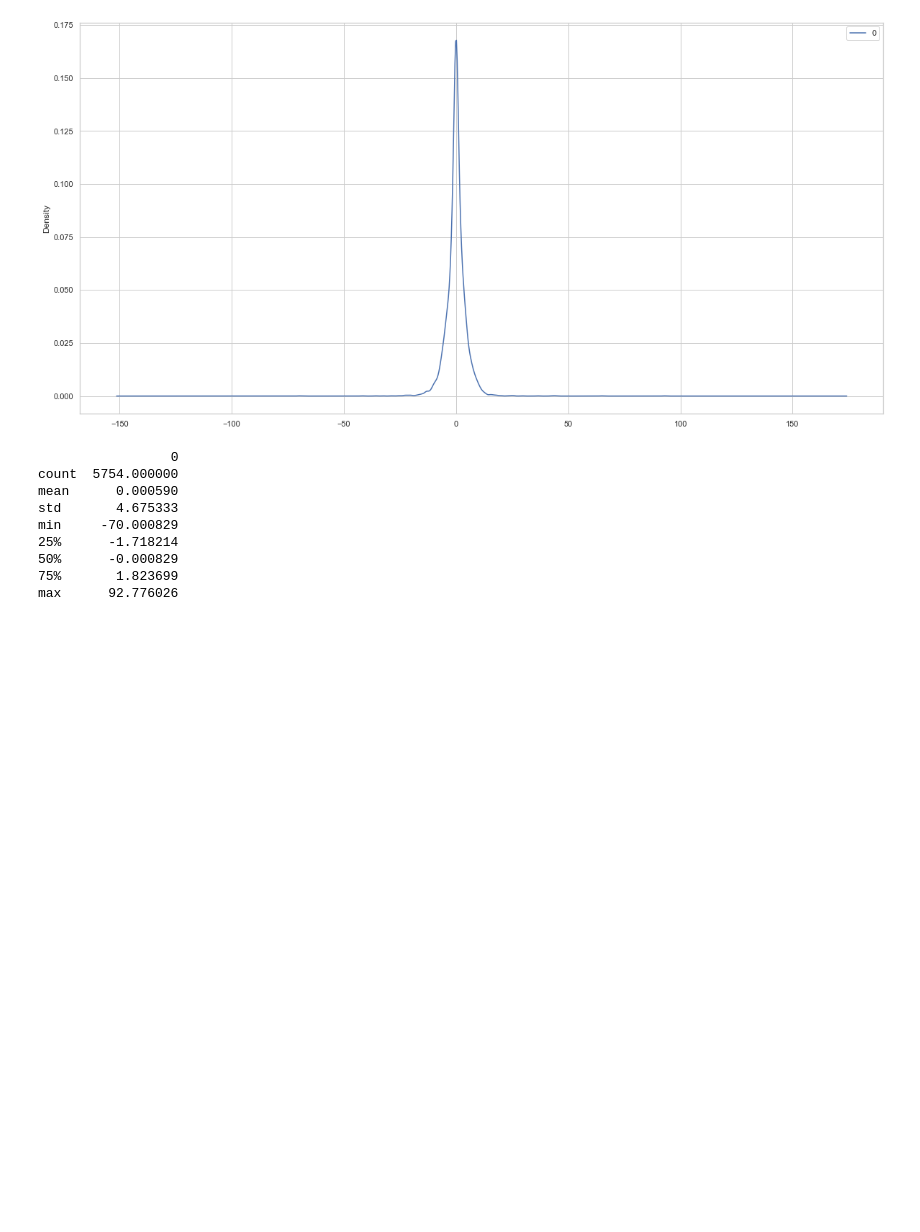
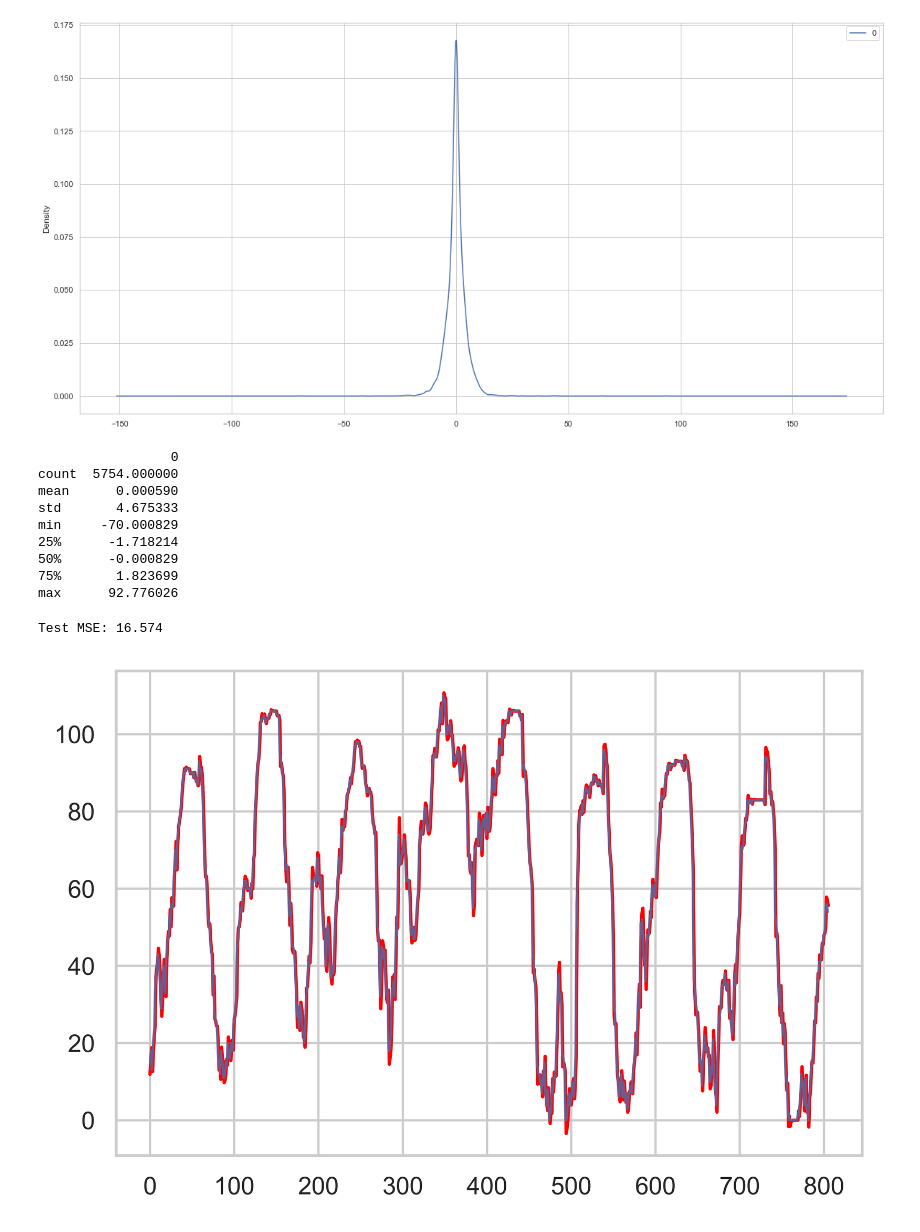
Before and after one commit to NordAxon/scl-hbg-city-parking, a Jupyter notebook: parking_arima.ipynb, the cells around one changed output. Drawn from its saved outputs; the diff is of its cells as text; code cells hidden in the pictures; blank space fills up the shorter version.

```diff
--- a/parking_arima.ipynb
+++ b/parking_arima.ipynb
@@ -191,17 +206,37 @@ min     -70.000829
 max      92.776026
 # %%
 X = plotdata.antal_lediga_platser
-size = int(len(X) *0.66)
+size = int(len(X) *0.86)
 train, test = X[0:size], X[size:len(X)]
 history = [x for x in train]
 # %%
+from tqdm.notebook import tqdm
+
+steps = 1 # Each step correspond to 15 min
 predictions = list()
-for t in range(len(test)):
+for t in tqdm(range(0, len(test), steps)):
+    # Retrain
     model = arima_model.ARIMA(history, order=(3,1,0))
     model_fit = model.fit(disp=0)
-    output = model_fit.forecast()
-    yhat = output[0]
-    predictions.append(yhat)
-    obs = test[t]
-    history.append(obs)
+    yhat, _, _ = model_fit.forecast(steps=steps) # Predict next 15 min
+
+    predictions += list(yhat)
+
+    obs = list(test.values[t:t+steps])
+    history += obs
     print('predicted=%f, expected=%f' % (yhat, obs))
+
+# In case, wrong
+length = min(len(test), len(predictions))
+
+error = mean_squared_error(test[:length], predictions[:length])
+print('Test MSE: %.3f' % error)
+# test.info()
+test2 = pd.Series.reset_index(test,drop=True)
+plt.figure(dpi=1200)
+plt.plot(predictions, color='red')
+plt.plot(test2, alpha=0.8, linewidth=1)
+plt.show()
+# %% [output]
+Test MSE: 16.574
+[figure, added]
```
Also changed, not shown: parts of 5 cells of this notebook.
